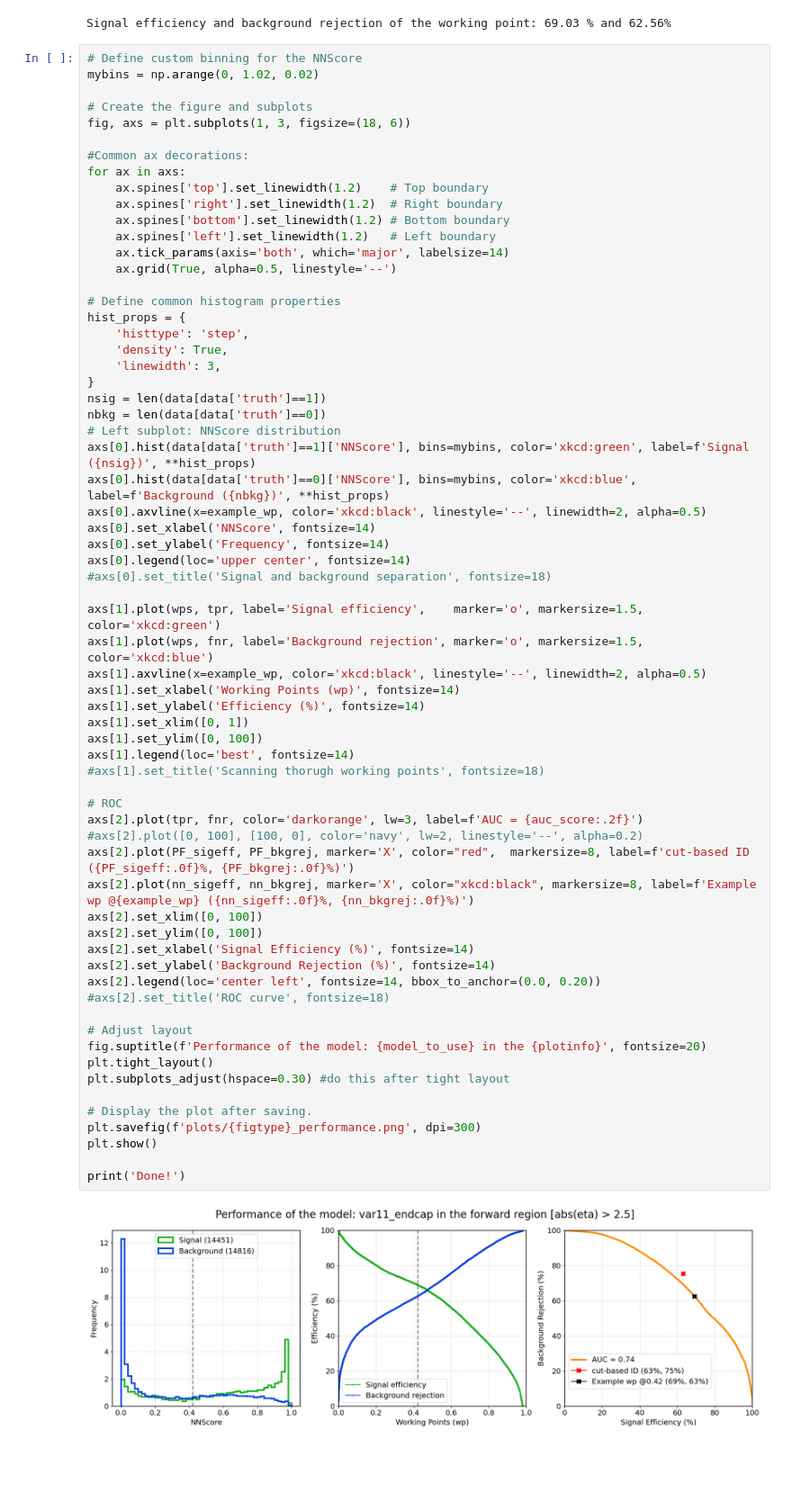
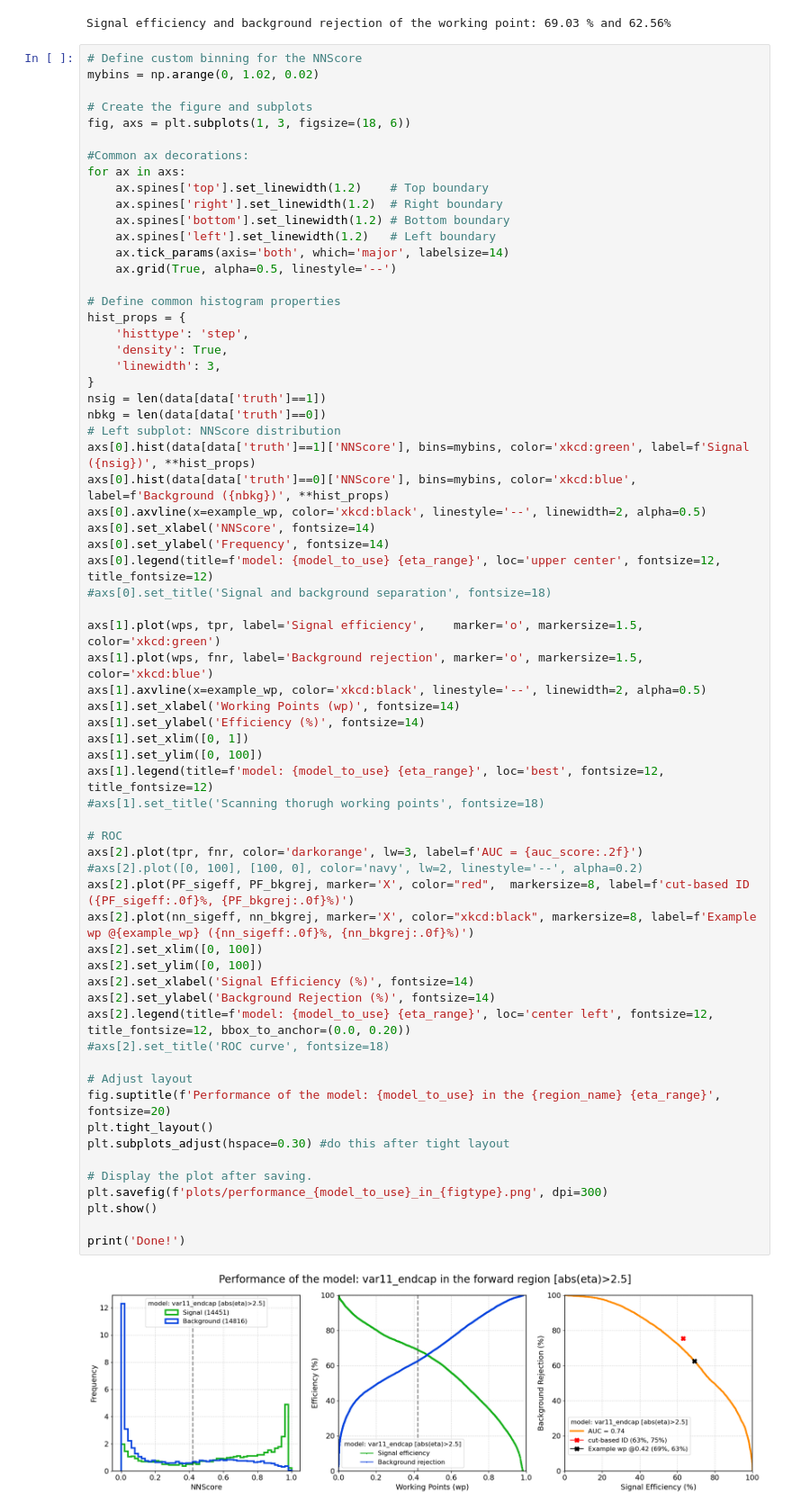
Before and after one commit to phazarik/PFPhotonID-validation-Run3, a Jupyter notebook: Evaluator.ipynb, the cells around one changed output. Shown at 90% size. Cells and saved outputs as stored; diff of their text form; blank space fills up the shorter version.

```diff
--- a/Evaluator.ipynb
+++ b/Evaluator.ipynb
@@ -490,41 +467,41 @@ axs[0].hist(data[data['truth']==0]['NNScore'], bins=mybins, color='xkcd:blue', l
 axs[0].axvline(x=example_wp, color='xkcd:black', linestyle='--', linewidth=2, alpha=0.5)
 axs[0].set_xlabel('NNScore', fontsize=14)
 axs[0].set_ylabel('Frequency', fontsize=14)
-axs[0].legend(loc='upper center', fontsize=14)
+axs[0].legend(title=f'model: {model_to_use} {eta_range}', loc='upper center', fontsize=12, title_fontsize=12)
 #axs[0].set_title('Signal and background separation', fontsize=18)
 
 axs[1].plot(wps, tpr, label='Signal efficiency',    marker='o', markersize=1.5, color='xkcd:green')
 axs[1].plot(wps, fnr, label='Background rejection', marker='o', markersize=1.5, color='xkcd:blue')
 axs[1].axvline(x=example_wp, color='xkcd:black', linestyle='--', linewidth=2, alpha=0.5)
 axs[1].set_xlabel('Working Points (wp)', fontsize=14)
 axs[1].set_ylabel('Efficiency (%)', fontsize=14)
 axs[1].set_xlim([0, 1])
 axs[1].set_ylim([0, 100])
-axs[1].legend(loc='best', fontsize=14)
+axs[1].legend(title=f'model: {model_to_use} {eta_range}', loc='best', fontsize=12, title_fontsize=12)
 #axs[1].set_title('Scanning thorugh working points', fontsize=18)
 
 # ROC
 axs[2].plot(tpr, fnr, color='darkorange', lw=3, label=f'AUC = {auc_score:.2f}')
 #axs[2].plot([0, 100], [100, 0], color='navy', lw=2, linestyle='--', alpha=0.2)
 axs[2].plot(PF_sigeff, PF_bkgrej, marker='X', color="red",  markersize=8, label=f'cut-based ID ({PF_sigeff:.0f}%, {PF_bkgrej:.0f}%)')
 axs[2].plot(nn_sigeff, nn_bkgrej, marker='X', color="xkcd:black", markersize=8, label=f'Example wp @{example_wp} ({nn_sigeff:.0f}%, {nn_bkgrej:.0f}%)')
 axs[2].set_xlim([0, 100])
 axs[2].set_ylim([0, 100])
 axs[2].set_xlabel('Signal Efficiency (%)', fontsize=14)
 axs[2].set_ylabel('Background Rejection (%)', fontsize=14)
-axs[2].legend(loc='center left', fontsize=14, bbox_to_anchor=(0.0, 0.20))
+axs[2].legend(title=f'model: {model_to_use} {eta_range}', loc='center left', fontsize=12, title_fontsize=12, bbox_to_anchor=(0.0, 0.20))
 #axs[2].set_title('ROC curve', fontsize=18)
 
 # Adjust layout
-fig.suptitle(f'Performance of the model: {model_to_use} in the {plotinfo}', fontsize=20)
+fig.suptitle(f'Performance of the model: {model_to_use} in the {region_name} {eta_range}', fontsize=20)
 plt.tight_layout()
 plt.subplots_adjust(hspace=0.30) #do this after tight layout
 
 # Display the plot after saving.
-plt.savefig(f'plots/{figtype}_performance.png', dpi=300)
+plt.savefig(f'plots/performance_{model_to_use}_in_{figtype}.png', dpi=300)
 plt.show()
 
 print('Done!')
 # %% [output]
-[figure, old version]
+[figure, new version]
 Done!
```
Also changed, not shown: parts of 11 cells of this notebook, 30 other files.
